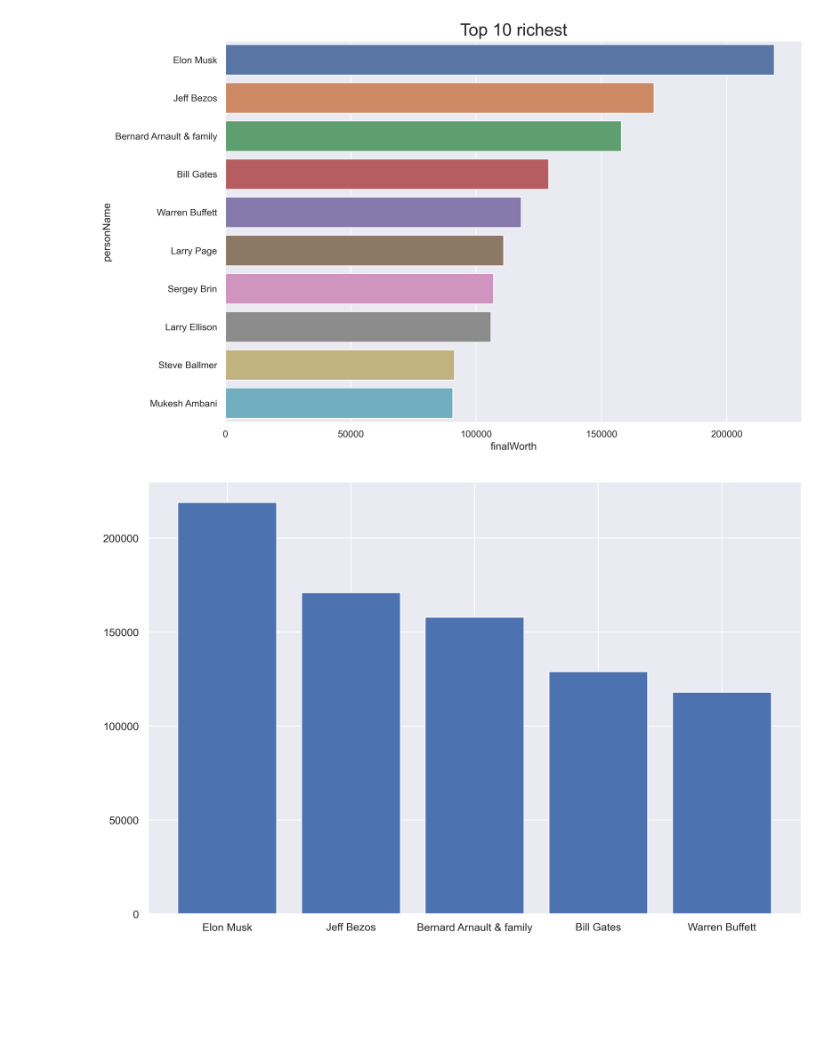
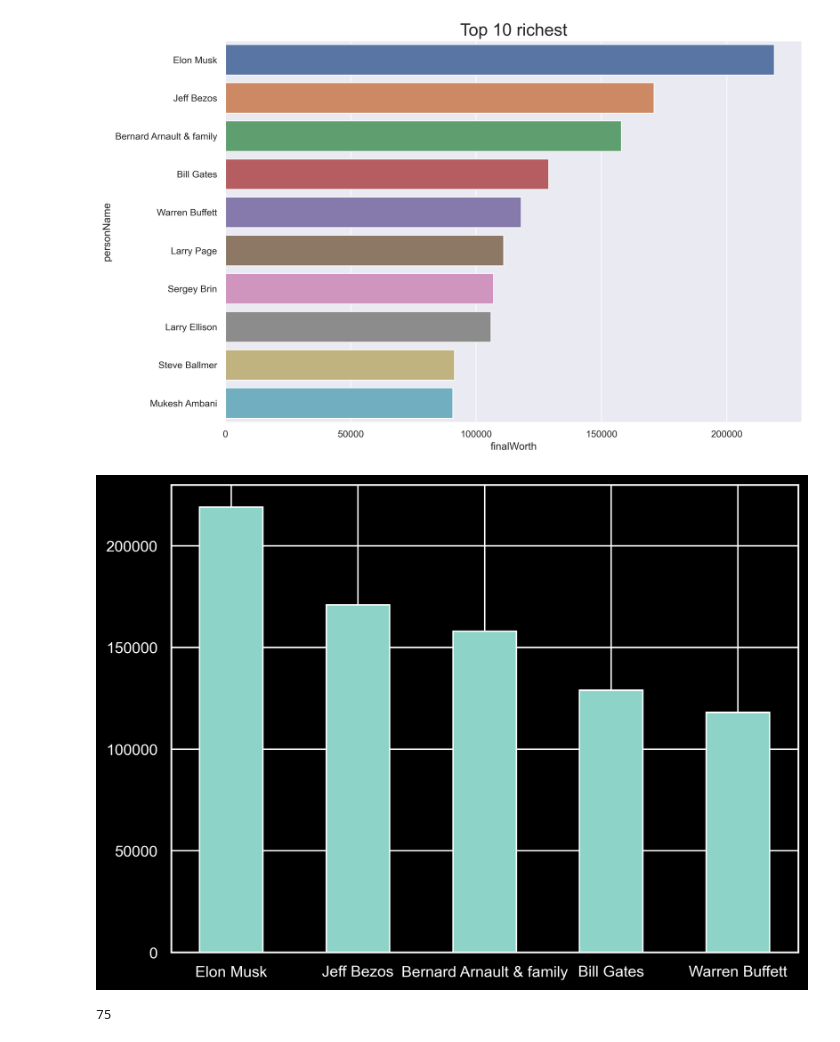
Before and after one commit to agordavidt/Data-Analytics_Course, a Jupyter notebook: python_data_analytics/eda/00-basic_eda.ipynb, the cells around one changed output. Saved outputs shown, nothing was run; the diff lists cells and outputs as text; code cells hidden in the pictures; blank space fills up the shorter version.

```diff
--- a/python_data_analytics/eda/00-basic_eda.ipynb
+++ b/python_data_analytics/eda/00-basic_eda.ipynb
@@ -66,6 +71,6 @@ dtype: object
 the dataset has 2668 rows and 22 columns and contains both numerical and categorical values.
 # %%
 # select columns for analysis with the loc method
-df = df.loc[:,["rank","personName","age","finalWorth","category","country","gender"]]
+df = df.loc[:,["rank","personName","age","finalWorth","category","countryOfCitizenship","gender"]]
 df.head()
 # %% [output]
@@ -180,7 +193,14 @@ plt.title('Top 10 richest', fontsize = 20)
 Text(0.5, 1.0, 'Top 10 richest')
 [figure]
 # %%
-plt.bar(df["personName"][:5],df["finalWorth"][:5])
+from matplotlib import style
+style.use("dark_background")
+plt.figure(figsize=(8,6))
+plt.bar(df["personName"][:5],df["finalWorth"][:5], width=0.5)
 plt.show()
 # %% [output]
-[figure, old version]
+[figure, new version]
+# %%
+len(df["countryOfCitizenship"].unique())
+# %% [output]
+75
```
Also changed, not shown: parts of 19 cells of this notebook, 2 other files.
